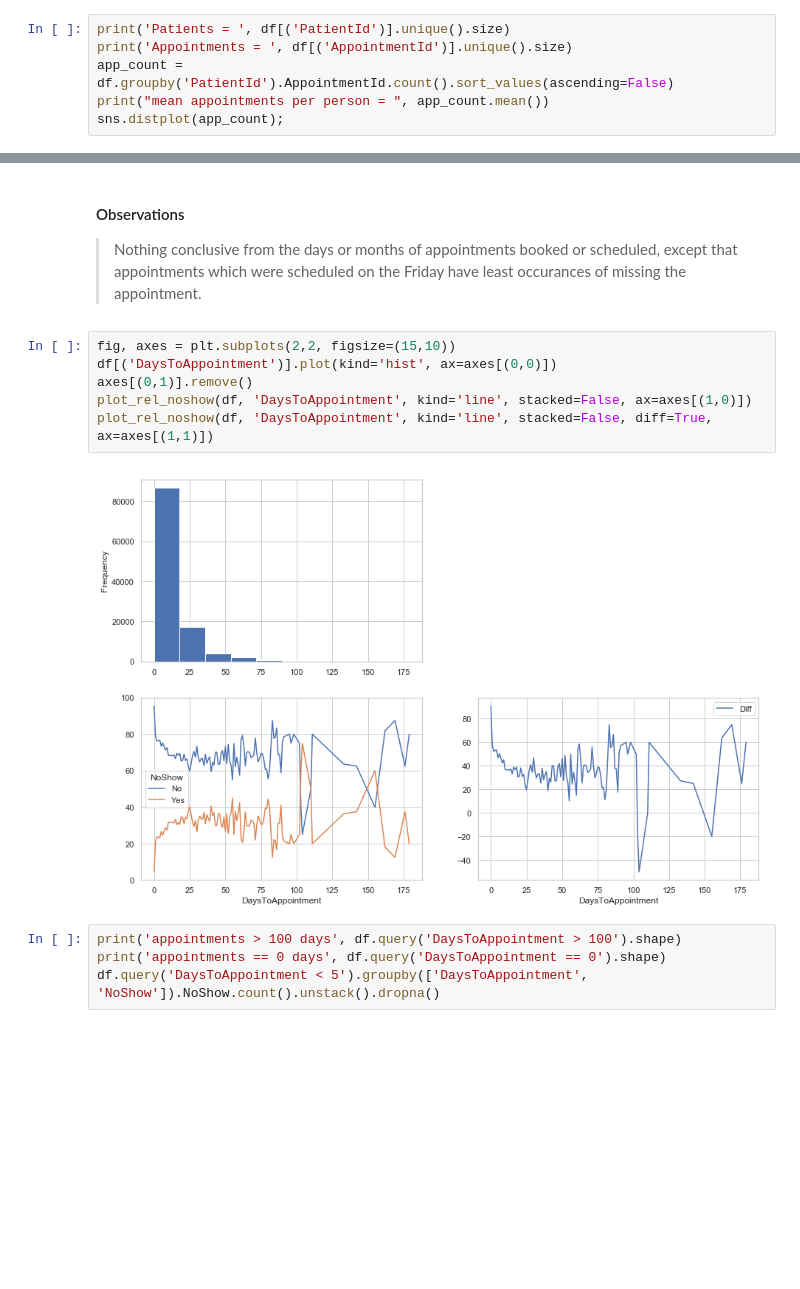
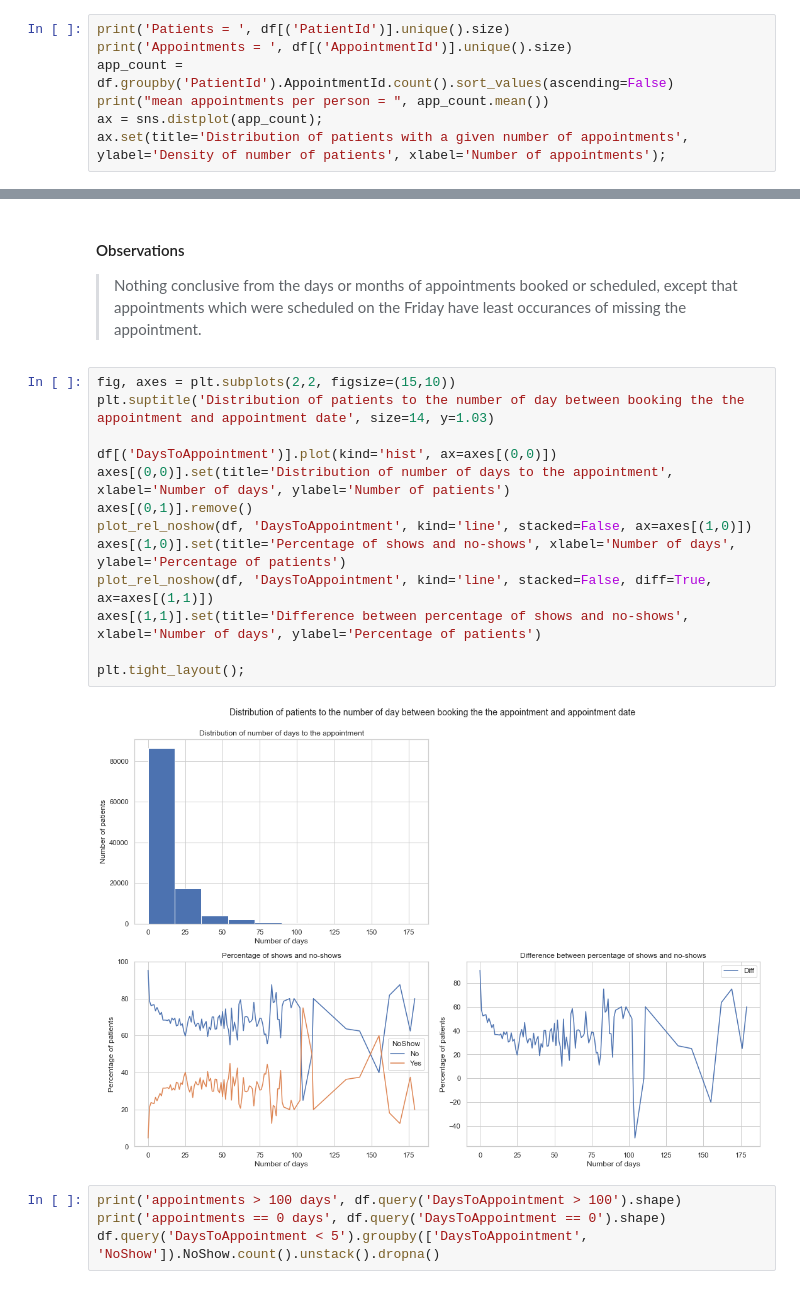
Before and after one commit to ksprashu/proj_investigate_dataset_no_show_appts, a Jupyter notebook: investigate-a-dataset-appointment_no_shows.ipynb, the cells around one changed output, grey strips where cells are left out. Cells and saved outputs as stored; diff of their text form; blank space fills up the shorter version.

```diff
--- a/investigate-a-dataset-appointment_no_shows.ipynb
+++ b/investigate-a-dataset-appointment_no_shows.ipynb
@@ -183,7 +183,8 @@ print('Patients = ', df[('PatientId')].unique().size)
 print('Appointments = ', df[('AppointmentId')].unique().size)
 app_count = df.groupby('PatientId').AppointmentId.count().sort_values(ascending=False)
 print("mean appointments per person = ", app_count.mean())
-sns.distplot(app_count);
+ax = sns.distplot(app_count);
+ax.set(title='Distribution of patients with a given number of appointments', ylabel='Density of number of patients', xlabel='Number of appointments');
 # %% [output]
 Patients =  62294
 Appointments =  110514
@@ -390,12 +426,19 @@ plot_rel_noshow(df, 'AppointmentMonth', ax=axes[3])
 > Nothing conclusive from the days or months of appointments booked or scheduled, except that appointments which were scheduled on the Friday have least occurances of missing the appointment.
 # %%
 fig, axes = plt.subplots(2,2, figsize=(15,10))
+plt.suptitle('Distribution of patients to the number of day between booking the the appointment and appointment date', size=14, y=1.03)
+
 df[('DaysToAppointment')].plot(kind='hist', ax=axes[(0,0)])
+axes[(0,0)].set(title='Distribution of number of days to the appointment', xlabel='Number of days', ylabel='Number of patients')
 axes[(0,1)].remove()
 plot_rel_noshow(df, 'DaysToAppointment', kind='line', stacked=False, ax=axes[(1,0)])
+axes[(1,0)].set(title='Percentage of shows and no-shows', xlabel='Number of days', ylabel='Percentage of patients')
 plot_rel_noshow(df, 'DaysToAppointment', kind='line', stacked=False, diff=True, ax=axes[(1,1)])
+axes[(1,1)].set(title='Difference between percentage of shows and no-shows', xlabel='Number of days', ylabel='Percentage of patients')
+
+plt.tight_layout();
 # %% [output]
-[figure, old version]
+[figure, new version]
 # %%
 print('appointments > 100 days', df.query('DaysToAppointment > 100').shape)
 print('appointments == 0 days', df.query('DaysToAppointment == 0').shape)
```
Also changed, not shown: parts of 12 cells of this notebook, 1 other file.
